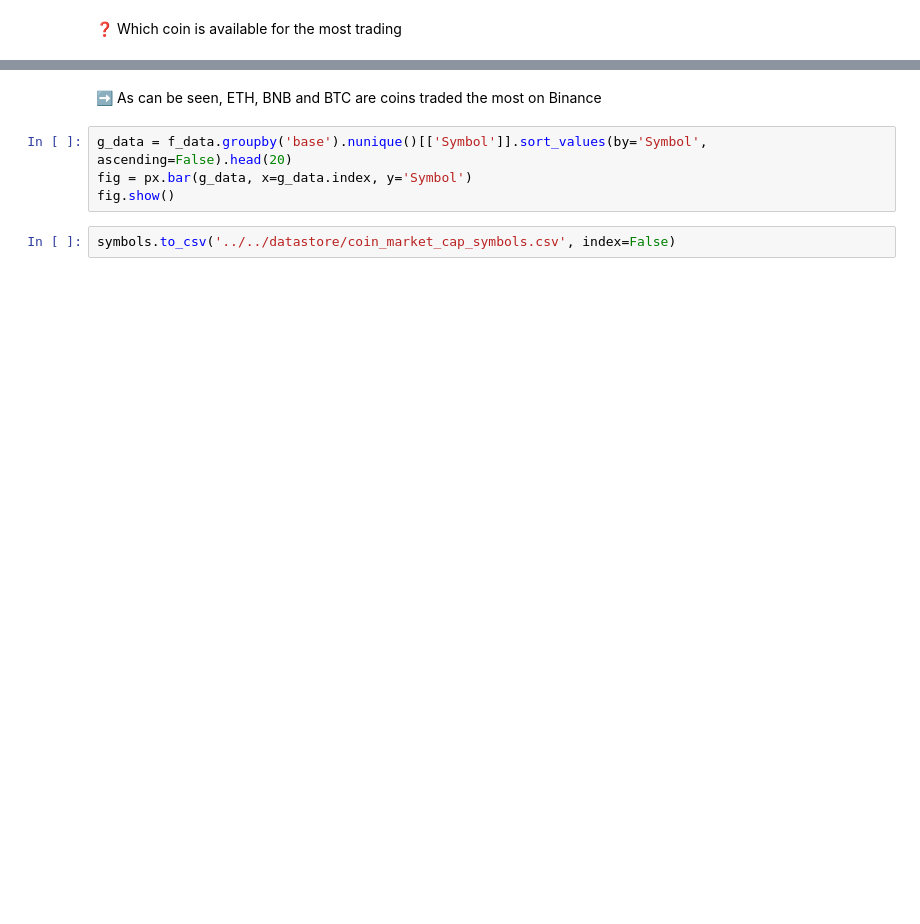
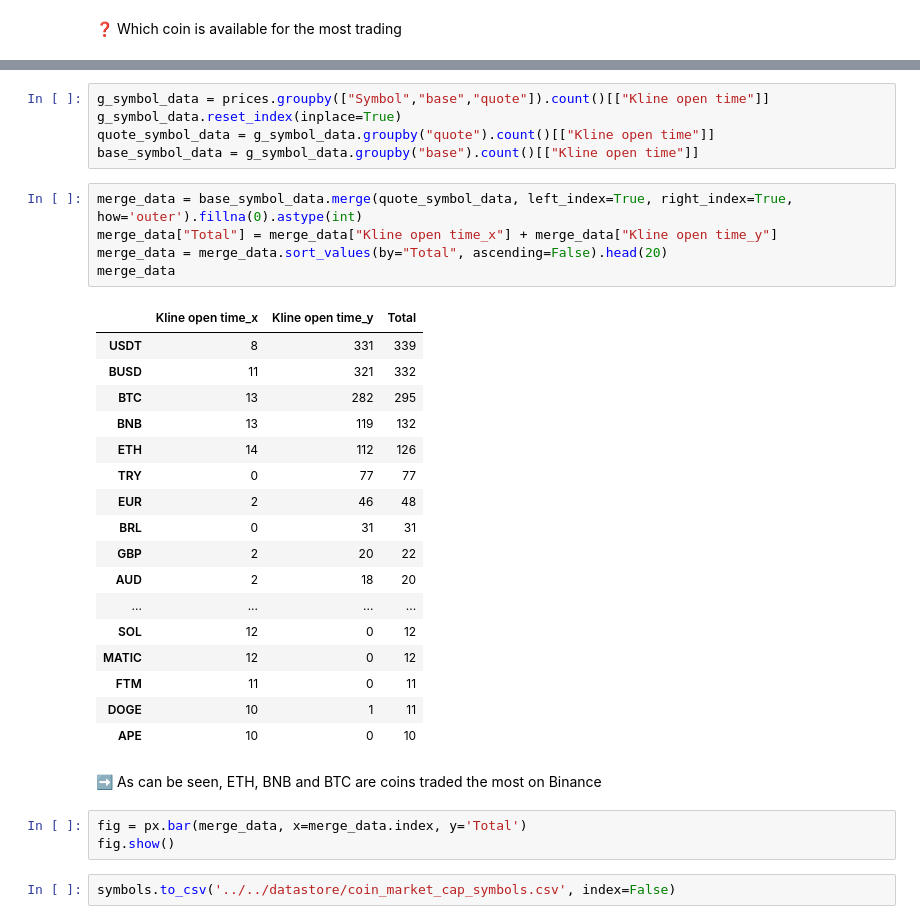
Before and after one commit to nhatruong1009/CryptoPrediction, a Jupyter notebook: src/explore/Q_Data_Exploration.ipynb, the cells around one changed output, grey strips where cells are left out. Cells and saved outputs as stored; diff of their text form; blank space fills up the shorter version.

Commit message:
CRY-34 | Total base and quote

```diff
--- a/src/explore/Q_Data_Exploration.ipynb
+++ b/src/explore/Q_Data_Exploration.ipynb
@@ -398,8 +381,35 @@ f_data
+# %%
+g_symbol_data = prices.groupby(["Symbol","base","quote"]).count()[["Kline open time"]]
+g_symbol_data.reset_index(inplace=True)
+quote_symbol_data = g_symbol_data.groupby("quote").count()[["Kline open time"]]
+base_symbol_data = g_symbol_data.groupby("base").count()[["Kline open time"]]
+# %%
+merge_data = base_symbol_data.merge(quote_symbol_data, left_index=True, right_index=True, how='outer').fillna(0).astype(int)
+merge_data["Total"] = merge_data["Kline open time_x"] + merge_data["Kline open time_y"]
+merge_data = merge_data.sort_values(by="Total", ascending=False).head(20)
+merge_data
+# %% [output]
+|  | Kline open time_x | Kline open time_y | Total |
+| USDT | 8 | 331 | 339 |
+| BUSD | 11 | 321 | 332 |
+| BTC | 13 | 282 | 295 |
+| BNB | 13 | 119 | 132 |
+| ETH | 14 | 112 | 126 |
+| TRY | 0 | 77 | 77 |
+| EUR | 2 | 46 | 48 |
+| BRL | 0 | 31 | 31 |
+| GBP | 2 | 20 | 22 |
+| AUD | 2 | 18 | 20 |
+| ... | ... | ... | ... |
+| SOL | 12 | 0 | 12 |
+| MATIC | 12 | 0 | 12 |
+| FTM | 11 | 0 | 11 |
+| DOGE | 10 | 1 | 11 |
+| APE | 10 | 0 | 10 |
 # %% [markdown]
 <p style="margin-left:2rem">➡️ As can be seen, ETH, BNB and BTC are coins traded the most on Binance</p>
-# %%
-g_data = f_data.groupby('base').nunique()[['Symbol']].sort_values(by='Symbol', ascending=False).head(20)
-fig = px.bar(g_data, x=g_data.index, y='Symbol')
-fig.show()
+# %%
+fig = px.bar(merge_data, x=merge_data.index, y='Total')
+fig.show()
 # %%
 symbols.to_csv('../../datastore/coin_market_cap_symbols.csv', index=False)
```
Also changed, not shown: parts of 1 cell of this notebook, 3 other files.
